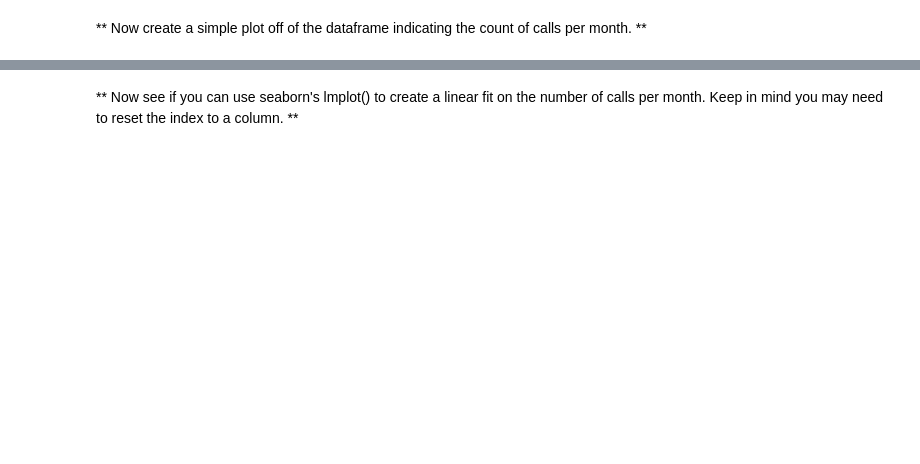
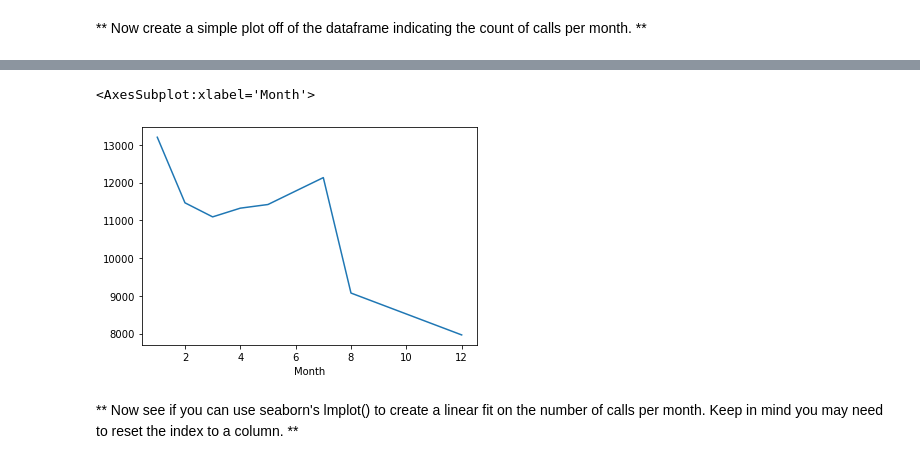
Before and after one commit to mindful-ai/CORECARD-B1, a Jupyter notebook: 33_mini_project/911 Calls Data Capstone Project .ipynb, the cells around one changed output, grey strips where cells are left out. Cells and saved outputs as stored; diff of their text form; code cells hidden in the pictures; blank space fills up the shorter version.

```diff
--- a/33_mini_project/911 Calls Data Capstone Project .ipynb
+++ b/33_mini_project/911 Calls Data Capstone Project .ipynb
@@ -146,0 +202,3 @@ _____
+# %%
+byMonth = df.groupby('Month').count()
+byMonth.head()
@@ -153,2 +215,7 @@ _____
+# %%
+byMonth['twp'].plot()
+# %% [output]
+<AxesSubplot:xlabel='Month'>
+[figure, added]
 # %% [markdown]
 ** Now see if you can use seaborn's lmplot() to create a linear fit on the number of calls per month. Keep in mind you may need to reset the index to a column. **
```
Also changed, not shown: parts of 52 cells of this notebook, 1 other file.
